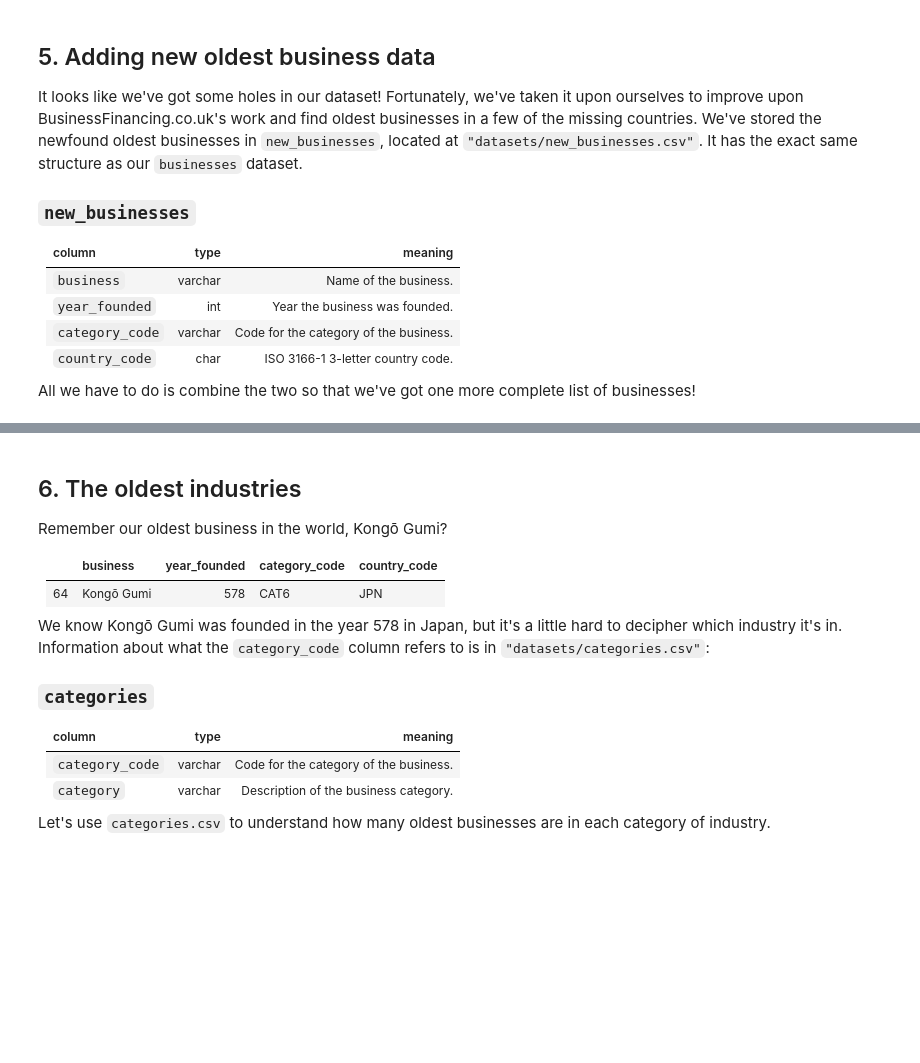
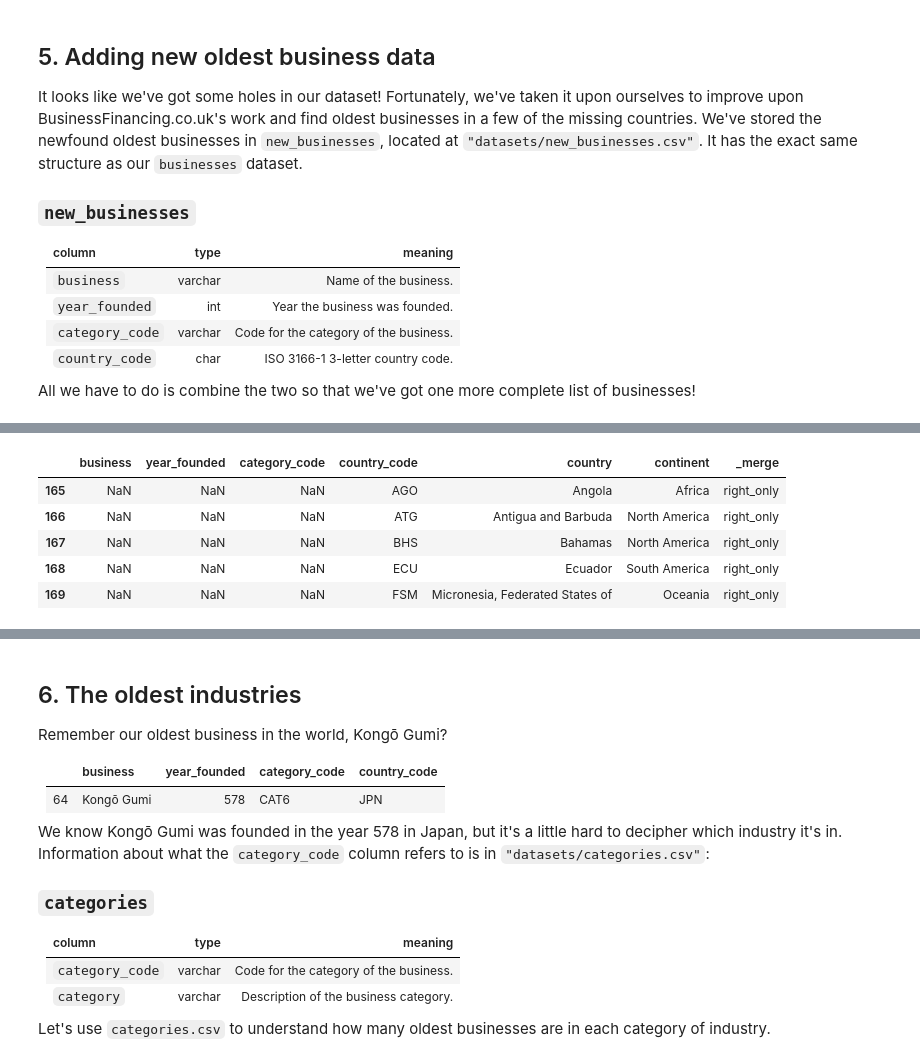
Before and after one commit to mhassandata/data_science_projects, a Jupyter notebook: Intermediate Projects/What and Where are the World's Oldest Businesses/Exploratory_data_analysis ~EDA~.ipynb, the cells around one changed output, grey strips where cells are left out. Cells and saved outputs as stored; diff of their text form; code cells hidden in the pictures; blank space fills up the shorter version.

```diff
--- a/Intermediate Projects/What and Where are the World's Oldest Businesses/Exploratory_data_analysis ~EDA~.ipynb
+++ b/Intermediate Projects/What and Where are the World's Oldest Businesses/Exploratory_data_analysis ~EDA~.ipynb
@@ -264,15 +305,12 @@ missing_countries_series
 # %%
-# Import new_businesses.csv
-new_businesses = pd.read_csv('datasets/new_businesses.csv')
-
-# Add the data in new_businesses to the existing businesses
-all_businesses = pd.concat([new_businesses, businesses])
-
 # Merge and filter to find countries with missing business data
 new_all_countries = all_businesses.merge(countries, on='country_code', how='outer', indicator=True)
 new_missing_countries = new_all_countries[new_all_countries['_merge']!='both']
-
-# Group by continent and create a "count_missing" column
-count_missing = new_missing_countries.groupby('continent').agg({"country":"count"})
-count_missing.columns = ["count_missing"]
-count_missing
+new_missing_countries.head()
+# %% [output]
+|  | business | year_founded | category_code | country_code | country | continent | _merge |
+| 165 | NaN | NaN | NaN | AGO | Angola | Africa | right_only |
+| 166 | NaN | NaN | NaN | ATG | Antigua and Barbuda | North America | right_only |
+| 167 | NaN | NaN | NaN | BHS | Bahamas | North America | right_only |
+| 168 | NaN | NaN | NaN | ECU | Ecuador | South America | right_only |
+| 169 | NaN | NaN | NaN | FSM | Micronesia, Federated States of | Oceania | right_only |
```
Also changed, not shown: parts of 4 cells of this notebook.
